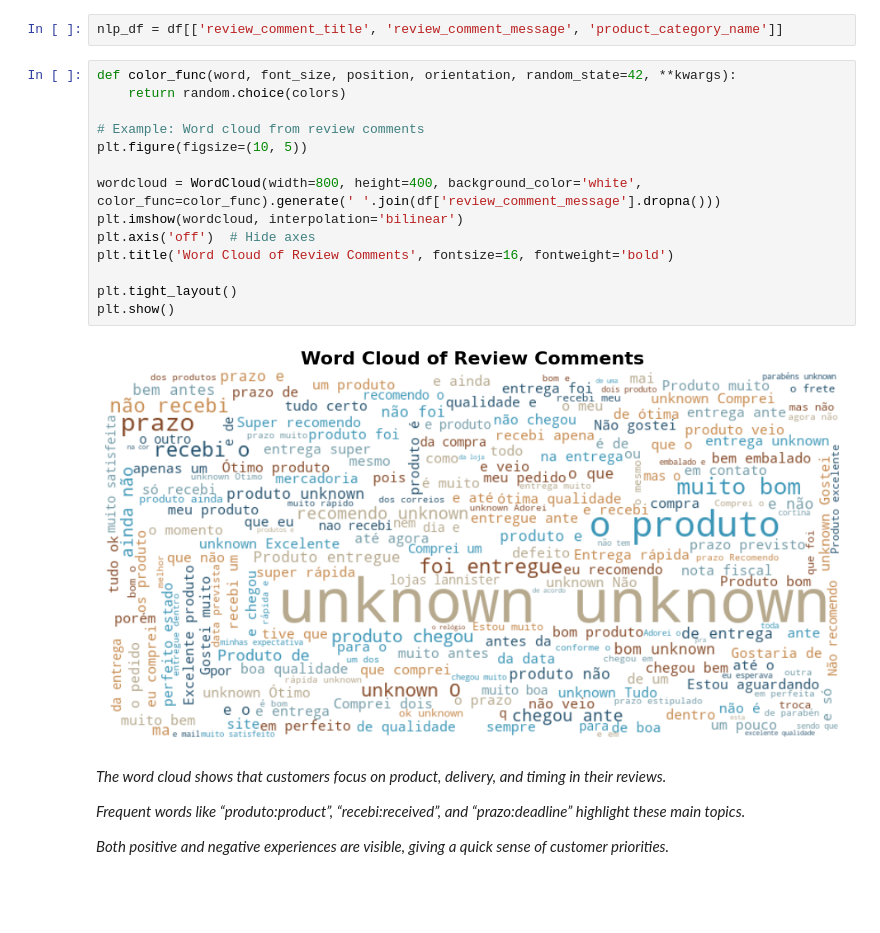
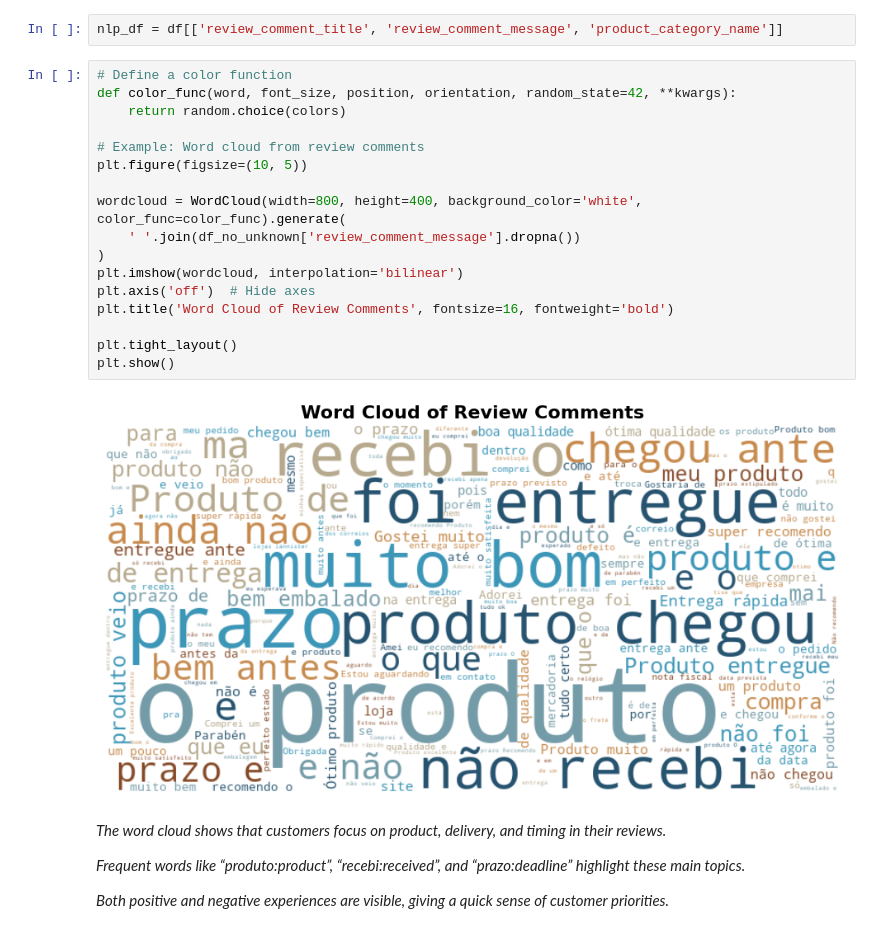
Before and after one commit to SnitTeshome/DSA2040A_DataMining_Group-8_Snit_552___Mohamed_006___Halima_315___Lesala_218, a Jupyter notebook: notebooks/3_data_mining.ipynb, the cells around one changed output. Drawn from its saved outputs; the diff is of its cells as text; blank space fills up the shorter version.

```diff
--- a/notebooks/3_data_mining.ipynb
+++ b/notebooks/3_data_mining.ipynb
@@ -320,21 +320,24 @@ memory usage: 2.6+ MB
 # %%
 nlp_df = df[['review_comment_title', 'review_comment_message', 'product_category_name']]
 # %%
+# Define a color function
 def color_func(word, font_size, position, orientation, random_state=42, **kwargs):
     return random.choice(colors)
 
 # Example: Word cloud from review comments
 plt.figure(figsize=(10, 5))
 
-wordcloud = WordCloud(width=800, height=400, background_color='white', color_func=color_func).generate(' '.join(df['review_comment_message'].dropna()))
+wordcloud = WordCloud(width=800, height=400, background_color='white', color_func=color_func).generate(
+    ' '.join(df_no_unknown['review_comment_message'].dropna())
+)
 plt.imshow(wordcloud, interpolation='bilinear')
 plt.axis('off')  # Hide axes
 plt.title('Word Cloud of Review Comments', fontsize=16, fontweight='bold')
 
 plt.tight_layout()
 plt.show()
 # %% [output]
-[figure, old version]
+[figure, new version]
 # %% [markdown]
 *The word cloud shows that customers focus on product, delivery, and timing in their reviews.*
 
```
Also changed, not shown: parts of 2 cells of this notebook.
